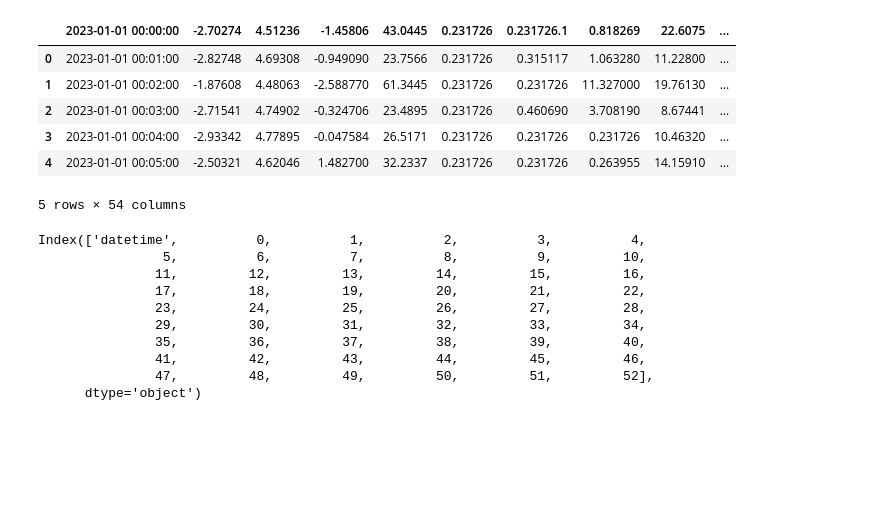
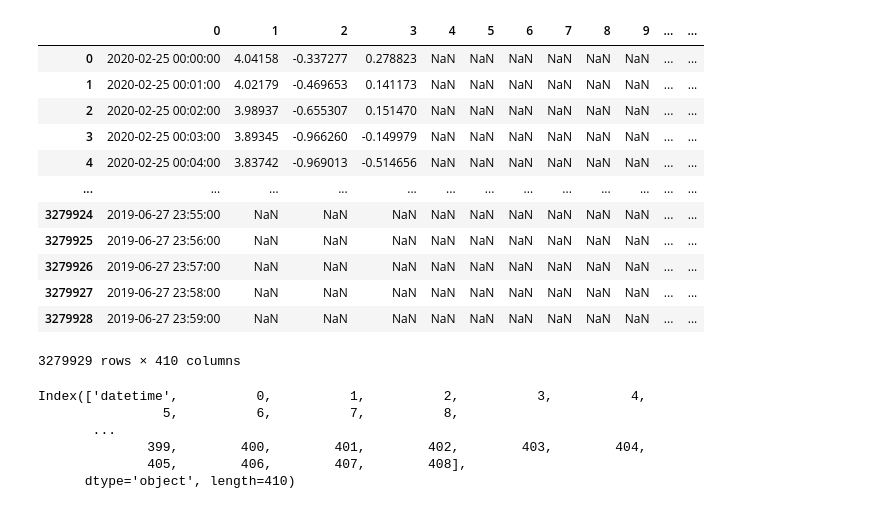
Before and after one commit to sahirnoorali/nasa-dscovr-challenge, a Jupyter notebook: playground.ipynb, the cells around one changed output. Drawn from its saved outputs; the diff is of its cells as text; code cells hidden in the pictures; blank space fills up the shorter version.

```diff
--- a/playground.ipynb
+++ b/playground.ipynb
@@ -9,27 +7,46 @@ spectral_data = pd.read_csv('data/dsc_fc_summed_spectra_2023_v01.csv', header=0)
+# %%
+#Init a data list:
+data_list = []
+
+#Loop over all the files in the data folder:
+for file in os.listdir('data/'):
+    #Check if the file is a csv file:
+    if file.endswith('.csv'):
+        #Read the csv file:
+        spec_data = pd.read_csv("data/"+file, \
+                                delimiter = ',', parse_dates=[0], \
+                                    infer_datetime_format=True, na_values='0', \
+                                        header = None)
+        data_list.append(spec_data)
+
+#Make a dataframe from the data list:
+spectral_data = pd.concat(data_list, axis=0, ignore_index=True)
 # %%
-spectral_data.head()
+spectral_data
 # %% [output]
-|  | 2023-01-01 00:00:00 | -2.70274 | 4.51236 | -1.45806 | 43.0445 | 0.231726 | 0.231726.1 | 0.818269 | 22.6075 | ... |
-| 0 | 2023-01-01 00:01:00 | -2.82748 | 4.69308 | -0.949090 | 23.7566 | 0.231726 | 0.315117 | 1.063280 | 11.22800 | ... |
-| 1 | 2023-01-01 00:02:00 | -1.87608 | 4.48063 | -2.588770 | 61.3445 | 0.231726 | 0.231726 | 11.327000 | 19.76130 | ... |
-| 2 | 2023-01-01 00:03:00 | -2.71541 | 4.74902 | -0.324706 | 23.4895 | 0.231726 | 0.460690 | 3.708190 | 8.67441 | ... |
-| 3 | 2023-01-01 00:04:00 | -2.93342 | 4.77895 | -0.047584 | 26.5171 | 0.231726 | 0.231726 | 0.231726 | 10.46320 | ... |
-| 4 | 2023-01-01 00:05:00 | -2.50321 | 4.62046 | 1.482700 | 32.2337 | 0.231726 | 0.231726 | 0.263955 | 14.15910 | ... |
+|  | 0 | 1 | 2 | 3 | 4 | 5 | 6 | 7 | 8 | 9 | ... | ... |
+| 0 | 2020-02-25 00:00:00 | 4.04158 | -0.337277 | 0.278823 | NaN | NaN | NaN | NaN | NaN | NaN | ... | ... |
+| 1 | 2020-02-25 00:01:00 | 4.02179 | -0.469653 | 0.141173 | NaN | NaN | NaN | NaN | NaN | NaN | ... | ... |
+| 2 | 2020-02-25 00:02:00 | 3.98937 | -0.655307 | 0.151470 | NaN | NaN | NaN | NaN | NaN | NaN | ... | ... |
+| 3 | 2020-02-25 00:03:00 | 3.89345 | -0.966260 | -0.149979 | NaN | NaN | NaN | NaN | NaN | NaN | ... | ... |
+| 4 | 2020-02-25 00:04:00 | 3.83742 | -0.969013 | -0.514656 | NaN | NaN | NaN | NaN | NaN | NaN | ... | ... |
+| ... | ... | ... | ... | ... | ... | ... | ... | ... | ... | ... | ... | ... |
+| 3279924 | 2019-06-27 23:55:00 | NaN | NaN | NaN | NaN | NaN | NaN | NaN | NaN | NaN | ... | ... |
+| 3279925 | 2019-06-27 23:56:00 | NaN | NaN | NaN | NaN | NaN | NaN | NaN | NaN | NaN | ... | ... |
+| 3279926 | 2019-06-27 23:57:00 | NaN | NaN | NaN | NaN | NaN | NaN | NaN | NaN | NaN | ... | ... |
+| 3279927 | 2019-06-27 23:58:00 | NaN | NaN | NaN | NaN | NaN | NaN | NaN | NaN | NaN | ... | ... |
+| 3279928 | 2019-06-27 23:59:00 | NaN | NaN | NaN | NaN | NaN | NaN | NaN | NaN | NaN | ... | ... |
-5 rows × 54 columns
+3279929 rows × 410 columns
 # %%
 spectral_data.columns = ['datetime'] + [i for i in range(spectral_data.shape[1] - 1)]
 spectral_data.columns
 # %% [output]
 Index(['datetime',          0,          1,          2,          3,          4,
-                5,          6,          7,          8,          9,         10,
-               11,         12,         13,         14,         15,         16,
-               17,         18,         19,         20,         21,         22,
-               23,         24,         25,         26,         27,         28,
-               29,         30,         31,         32,         33,         34,
-               35,         36,         37,         38,         39,         40,
-               41,         42,         43,         44,         45,         46,
-               47,         48,         49,         50,         51,         52],
-      dtype='object')
+                5,          6,          7,          8,
+       ...
+              399,        400,        401,        402,        403,        404,
+              405,        406,        407,        408],
+      dtype='object', length=410)
 # %%
 spectral_data
 # %% [output]
```
Also changed, not shown: parts of 14 cells of this notebook, 2 other files.
